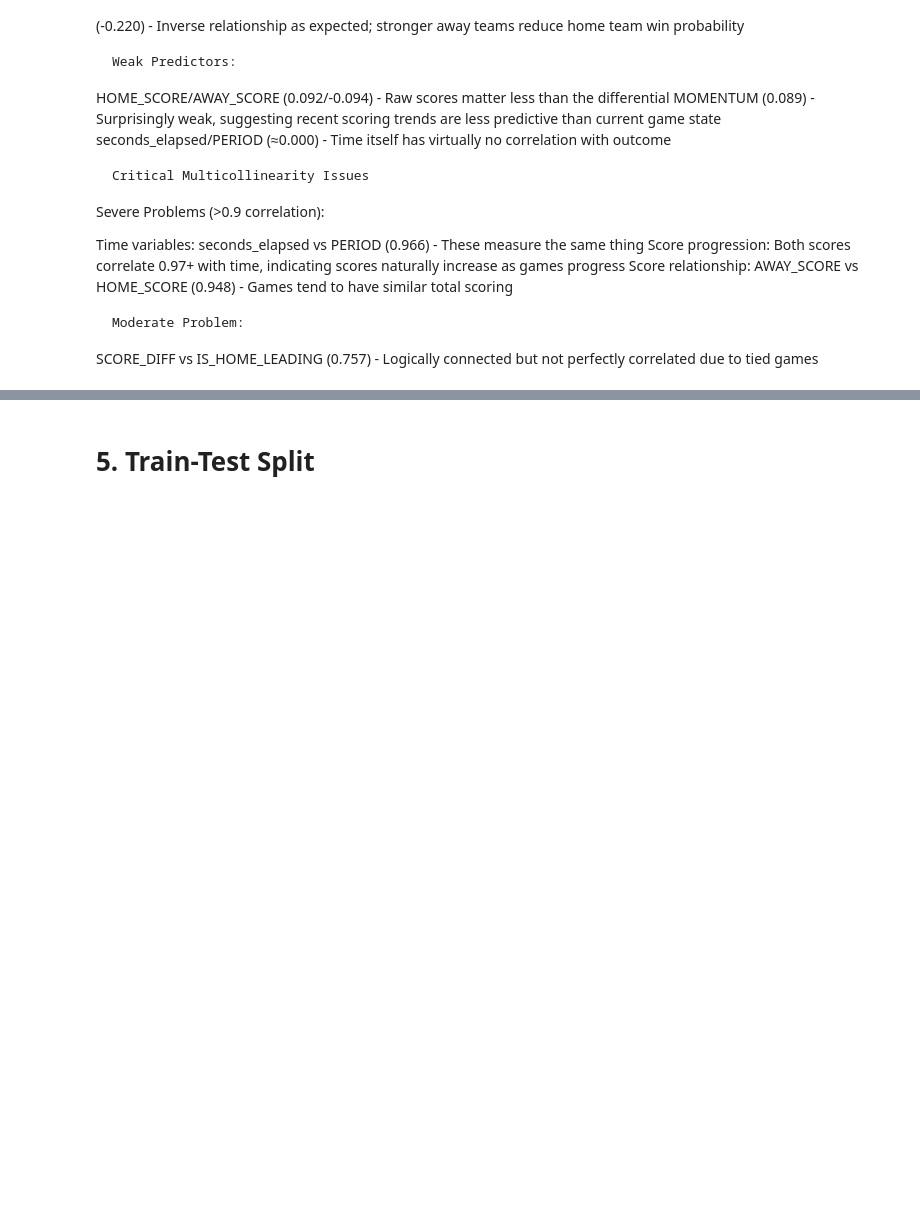
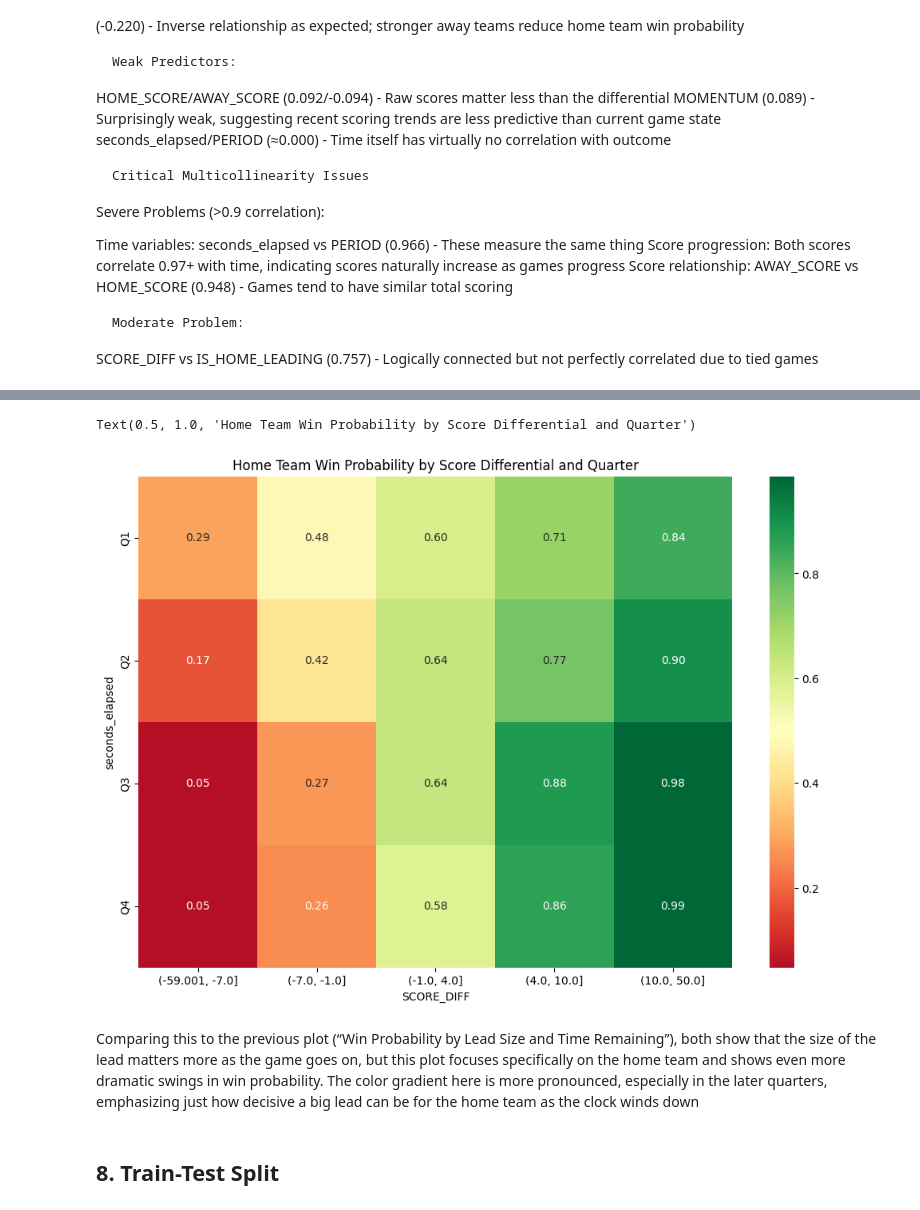
Before and after one commit to MibhaelGray/NBA-Game-Outcomes-A-Machine-Learning-Approach-Based-on-Real-Time-Score-Differentials, a Jupyter notebook: src/models/model.ipynb, the cells around one changed output, grey strips where cells are left out. Drawn from its saved outputs; the diff is of its cells as text; code cells hidden in the pictures; blank space fills up the shorter version.

```diff
--- a/src/models/model.ipynb
+++ b/src/models/model.ipynb
@@ -224,5 +222,20 @@ plt.show()
+# %%
+
+time_bins = pd.qcut(nba_games_2022_2023['seconds_elapsed'], q=4, labels=['Q1', 'Q2', 'Q3', 'Q4'])
+score_bins = pd.qcut(nba_games_2022_2023['SCORE_DIFF'], q=5)
+win_prob = nba_games_2022_2023.groupby([time_bins, score_bins])['HOME_TEAM_WON'].mean().unstack()
+
+
+plt.figure(figsize=(12, 8))
+sns.heatmap(win_prob, annot=True, fmt='.2f', cmap='RdYlGn', center=0.5)
+plt.title('Home Team Win Probability by Score Differential and Quarter')
+# %% [output]
+Text(0.5, 1.0, 'Home Team Win Probability by Score Differential and Quarter')
+[figure, added]
+# %% [markdown]
+Comparing this to the previous plot (“Win Probability by Lead Size and Time Remaining”), both show that the size of the lead matters more as the game goes on, but this plot focuses specifically on the home team and shows even more dramatic swings in win probability. The color gradient here is more pronounced, especially in the later quarters, emphasizing just how decisive a big lead can be for the home team as the clock winds down
 # %% [markdown]
-# 5. Train-Test Split
+## 8. Train-Test Split
 # %%
 from sklearn.model_selection import train_test_split
 df_unique = nba_games_2022_2023.drop_duplicates(['GAME_ID', 'seconds_elapsed'])
```
Also changed, not shown: parts of 47 cells of this notebook, 10 other files.
